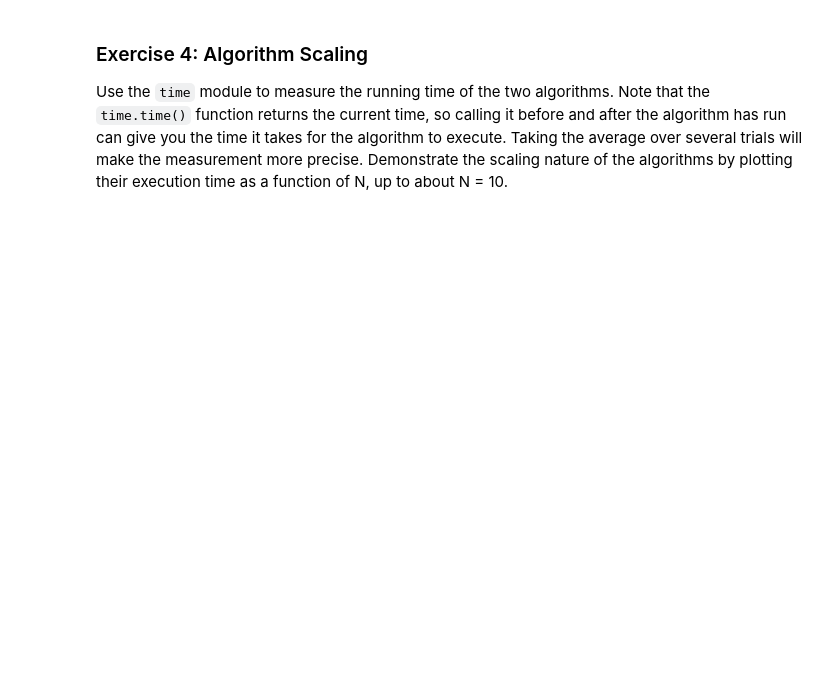
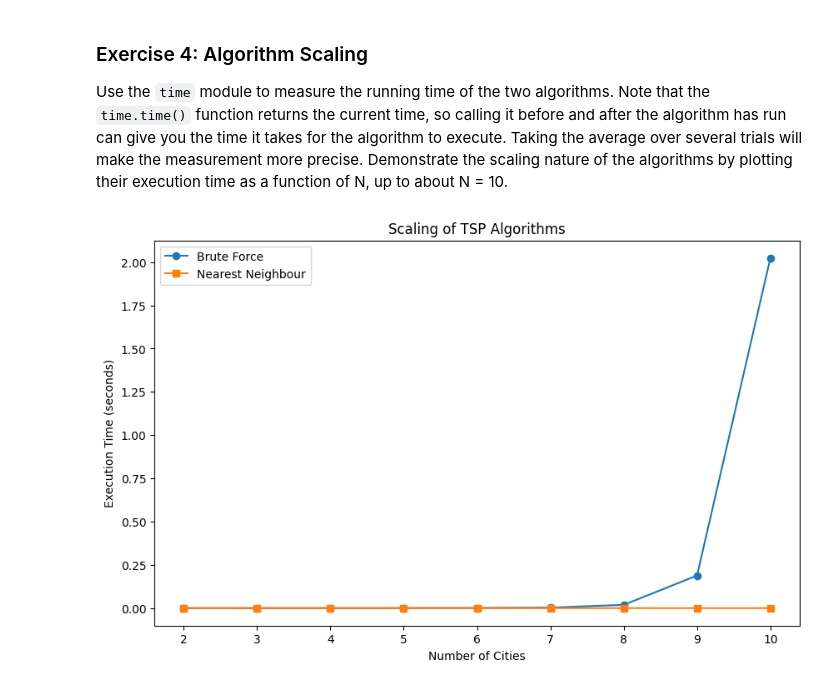
Before and after one commit to Parbjot/comp215, a Jupyter notebook: labs/lab05_scaling.ipynb, the cells around one changed output. Cells and saved outputs as stored; diff of their text form; code cells hidden in the pictures; blank space fills up the shorter version.

```diff
--- a/labs/lab05_scaling.ipynb
+++ b/labs/lab05_scaling.ipynb
@@ -200,0 +238,41 @@ Use the `time` module to measure the running time of the two algorithms.  Note t
+# %%
+# Ex 4: your code here
+def measure_execution_time(algorithm, city_map: dict[str, tuple[int, int]], trials=5) -> float:
+    """Measure the execution time of an algorithm over multiple trials."""
+    total_time = 0
+    for _ in range(trials):
+        start_time = time.time()
+        algorithm(city_map)
+        end_time = time.time()
+        total_time += end_time - start_time
+    return total_time / trials
+
+def test_tsp_algorithms():
+    city_sizes = range(2, 11)
+    brute_times = []
+    nearest_times = []
+
+    for num_cities in city_sizes:
+        city_map = setup_map(num_cities)
+
+        brute_time = measure_execution_time(brute_force_tsp, city_map)
+        brute_times.append(brute_time)
+        brute_route = brute_force_tsp(city_map)
+
+        nearest_time = measure_execution_time(nearest_neighbour_tsp, city_map)
+        nearest_times.append(nearest_time)
+        nearest_route = nearest_neighbour_tsp(city_map)
+
+
+    plt.figure(figsize=(10, 6))
+    plt.plot(city_sizes, brute_times, label='Brute Force', marker='o')
+    plt.plot(city_sizes, nearest_times, label='Nearest Neighbour', marker='s')
+    plt.xlabel("Number of Cities")
+    plt.ylabel("Execution Time (seconds)")
+    plt.title("Scaling of TSP Algorithms")
+    plt.legend()
+    plt.show()
+
+test_tsp_algorithms()
+# %% [output]
+[figure, added]
```
Also changed, not shown: parts of 2 cells of this notebook.
